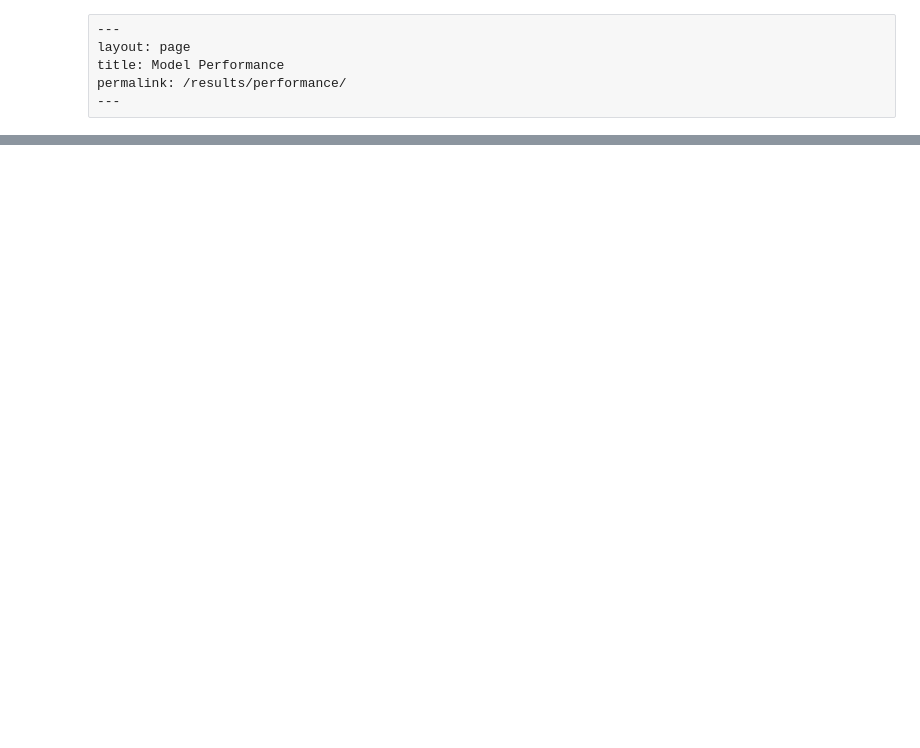
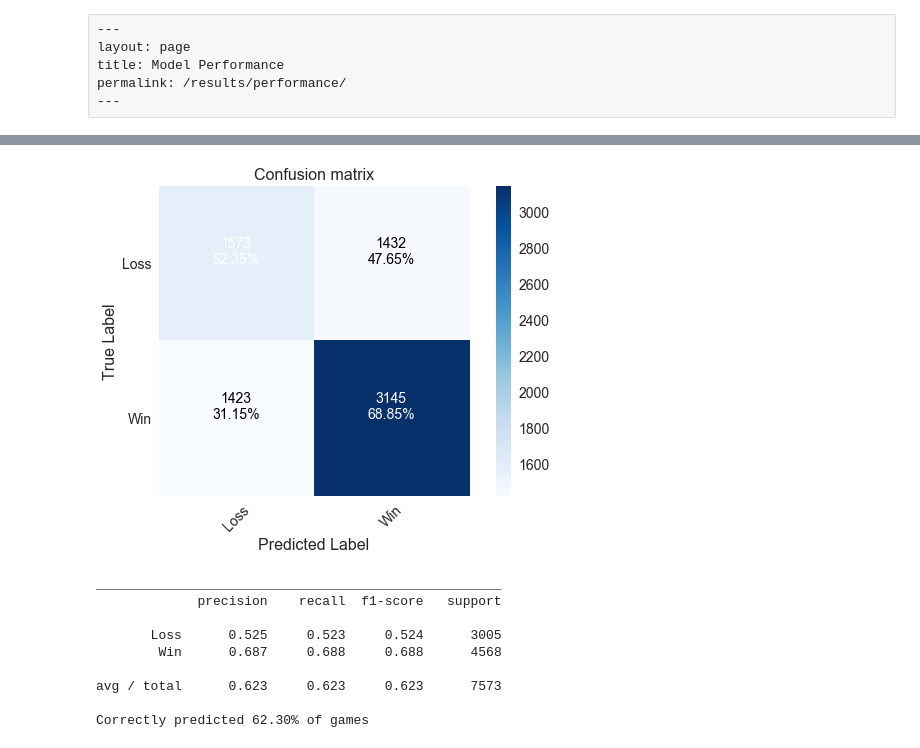
Before and after one commit to cedev935/databall-betting, a Jupyter notebook: notebooks/model-performance.ipynb, the cells around one changed output, grey strips where cells are left out. Cells and saved outputs as stored; diff of their text form; code cells hidden in the pictures; blank space fills up the shorter version.

```diff
--- a/notebooks/model-performance.ipynb
+++ b/notebooks/model-performance.ipynb
@@ -94,0 +124,20 @@ avg / total      0.697     0.702     0.694      7573
+# %%
+model = RandomForestClassifier(n_estimators=10)
+model.fit(X_train[attributes], y_train)
+models['Random Forest'] = model
+pred = model.predict(X_test[attributes])
+plot_confusion_matrix(confusion_matrix(y_test, pred), ['Loss', 'Win'])
+print '_' * 52
+print classification_report(y_test, pred, target_names=['Loss', 'Win'], digits=3)
+print 'Correctly predicted %.2f%% of games' % (accuracy_score(y_test, pred) * 100)
+# %% [output]
+[figure, added]
+____________________________________________________
+             precision    recall  f1-score   support
+
+       Loss      0.525     0.523     0.524      3005
+        Win      0.687     0.688     0.688      4568
+
+avg / total      0.623     0.623     0.623      7573
+
+Correctly predicted 62.30% of games
```
Also changed, not shown: parts of 25 cells of this notebook.
